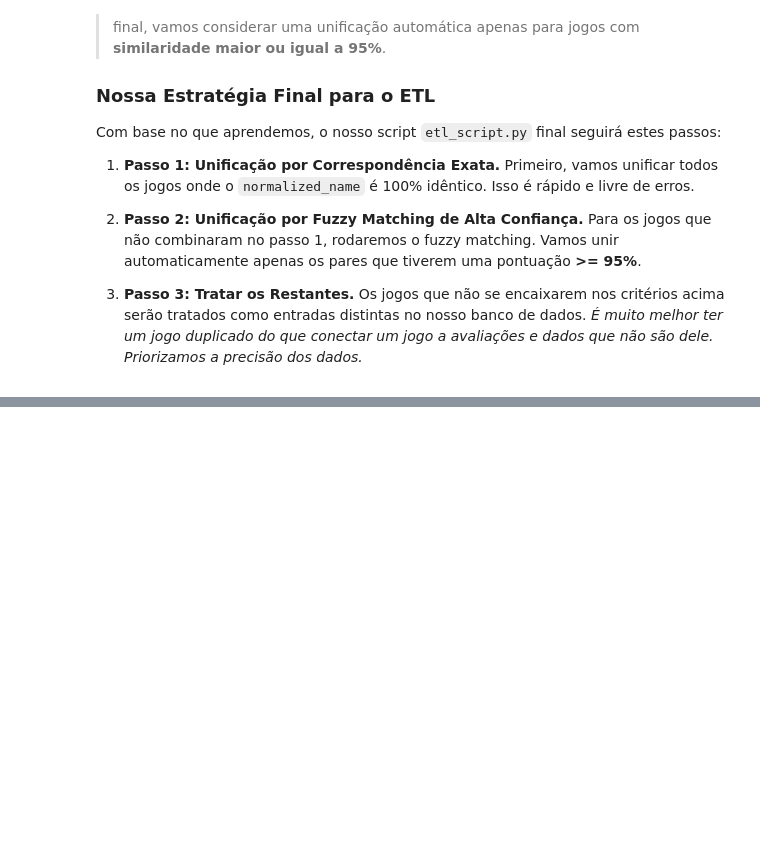
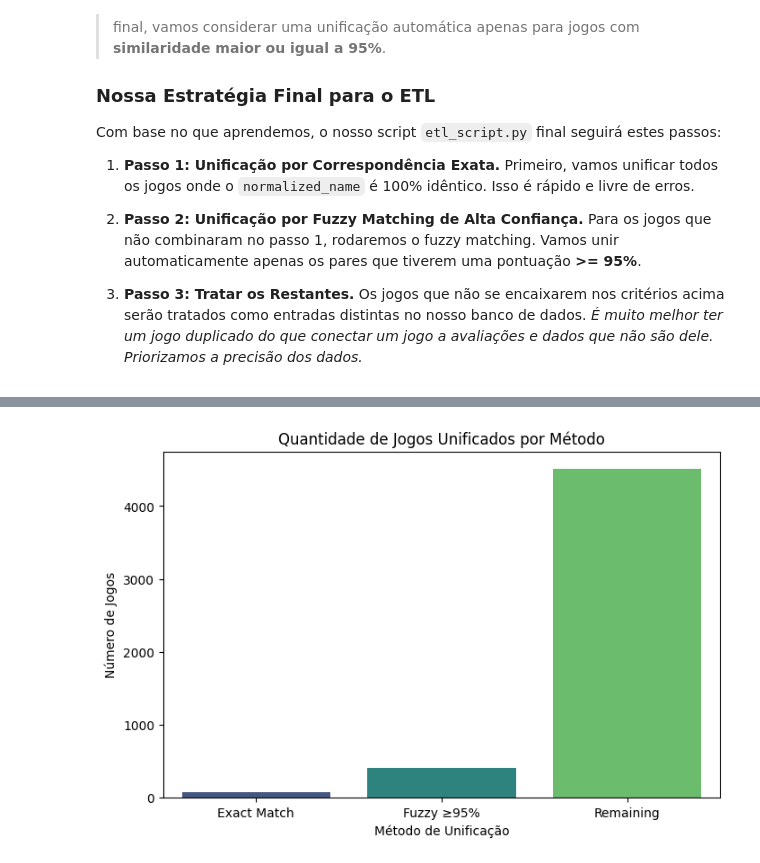
Before and after one commit to doug-folk/pi_big_data, a Jupyter notebook: recommender-service/etl/poc_etl.ipynb, the cells around one changed output, grey strips where cells are left out. Cells and saved outputs as stored; diff of their text form; code cells hidden in the pictures; blank space fills up the shorter version.

```diff
--- a/recommender-service/etl/poc_etl.ipynb
+++ b/recommender-service/etl/poc_etl.ipynb
@@ -192,3 +237,97 @@ Com base no que aprendemos, o nosso script `etl_script.py` final seguirá estes
 
 3.  **Passo 3: Tratar os Restantes.**
     Os jogos que não se encaixarem nos critérios acima serão tratados como entradas distintas no nosso banco de dados. *É muito melhor ter um jogo duplicado do que conectar um jogo a avaliações e dados que não são dele. Priorizamos a precisão dos dados.*
+# %%
+# Célula 4: Unificação por Correspondência Exata + Fuzzy Matching (>=95%) com Gráfico
+
+import matplotlib.pyplot as plt
+import seaborn as sns
+from thefuzz import process, fuzz
+
+print("Iniciando a unificação de jogos...")
+
+# --- Passo 1: Correspondência Exata ---
+exact_matches = pd.merge(
+    steam_df,
+    amazon_df,
+    on='normalized_name',
+    how='inner',
+    suffixes=('_steam', '_amazon')
+)
+
+# Cria DataFrame final das correspondências exatas
+cols_to_keep = {
+    'name_steam': 'title',
+    'name_steam': 'name',
+    'url_steam': 'url',
+    'genre_steam': 'genre',
+    'category': 'categoria',
+    'popular_tags': 'tags'
+}
+
+exact_matches_final = pd.DataFrame()
+for col_original, col_final in cols_to_keep.items():
+    if col_original in exact_matches.columns:
+        exact_matches_final[col_final] = exact_matches[col_original]
+    else:
+        exact_matches_final[col_final] = 'Unknown'
+
+exact_matches_final.reset_index(drop=True, inplace=True)
+
+# --- Passo 2: Fuzzy Matching de alta confiança (>=95%) ---
+steam_remaining = steam_df[~steam_df['normalized_name'].isin(exact_matches['normalized_name'])]
+amazon_titles_list = amazon_df['normalized_name'].tolist()
+
+fuzzy_matches = []
+
+for index, row in steam_remaining.iterrows():
+    name = row['normalized_name']
+    result = process.extractOne(
+        query=name,
+        choices=amazon_titles_list,
+        scorer=fuzz.token_set_ratio,
+        score_cutoff=95
+    )
+
+    if result is not None:
+        best_match, score = result  # <-- apenas 2 valores
+        fuzzy_matches.append({
+            'title': row['name'],
+            'name': name,
+            'best_match_amazon': best_match,
+            'score': score
+        })
+
+fuzzy_matches_final = pd.DataFrame(fuzzy_matches)
+
+# --- Estatísticas ---
+total_unified = len(exact_matches_final) + len(fuzzy_matches_final)
+remaining = len(steam_df) - total_unified
+
+print("\n--- Estatísticas de Unificação ---")
+print(f"Total de jogos Steam: {len(steam_df)}")
+print(f"Total de jogos Amazon: {len(amazon_df)}")
+print(f"Jogos unificados por correspondência exata: {len(exact_matches_final)}")
+print(f"Jogos unificados por fuzzy matching (>=95%): {len(fuzzy_matches_final)}")
+print(f"Total unificados: {total_unified}")
+print(f"Jogos restantes sem unificação: {remaining}")
+
+# --- Visualização ---
+plt.figure(figsize=(8,5))
+sns.barplot(
+    x=['Exact Match', 'Fuzzy ≥95%', 'Remaining'],
+    y=[len(exact_matches_final), len(fuzzy_matches_final), remaining],
+    palette='viridis'
+)
+plt.title('Quantidade de Jogos Unificados por Método')
+plt.ylabel('Número de Jogos')
+plt.xlabel('Método de Unificação')
+plt.show()
+
+# --- Exemplos ---
+print("\nExemplo de correspondências exatas:")
+display(exact_matches_final.head())
+
+print("\nExemplo de correspondências fuzzy (>=95%):")
+display(fuzzy_matches_final.head())
+# %% [output]
@@ -194,0 +350 @@ Com base no que aprendemos, o nosso script `etl_script.py` final seguirá estes
+[figure, added]
```
Also changed, not shown: parts of 7 cells of this notebook, 4 other files.
